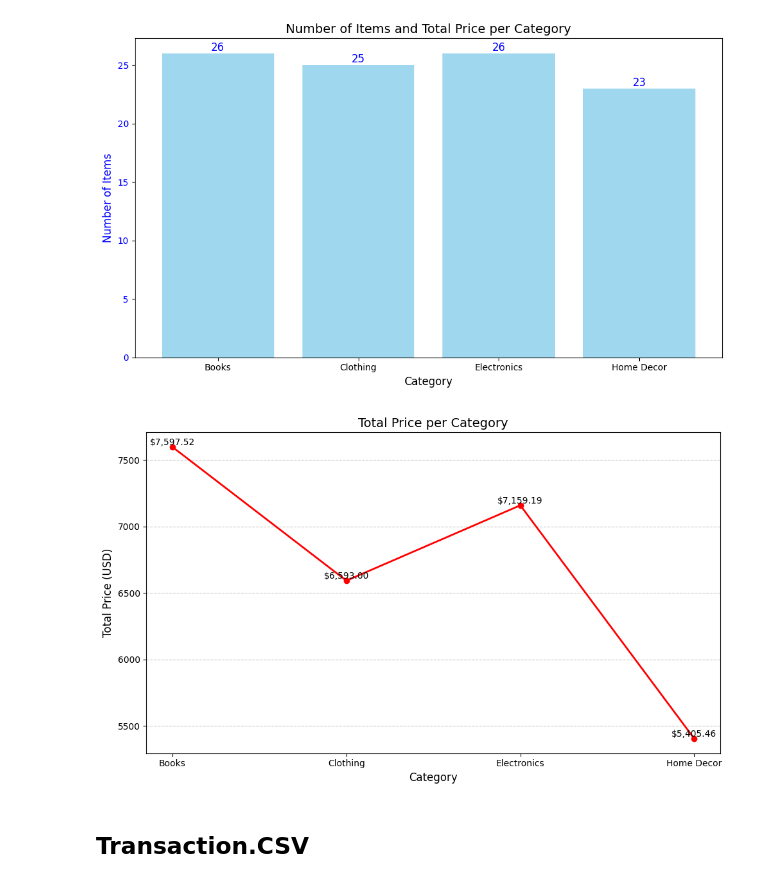
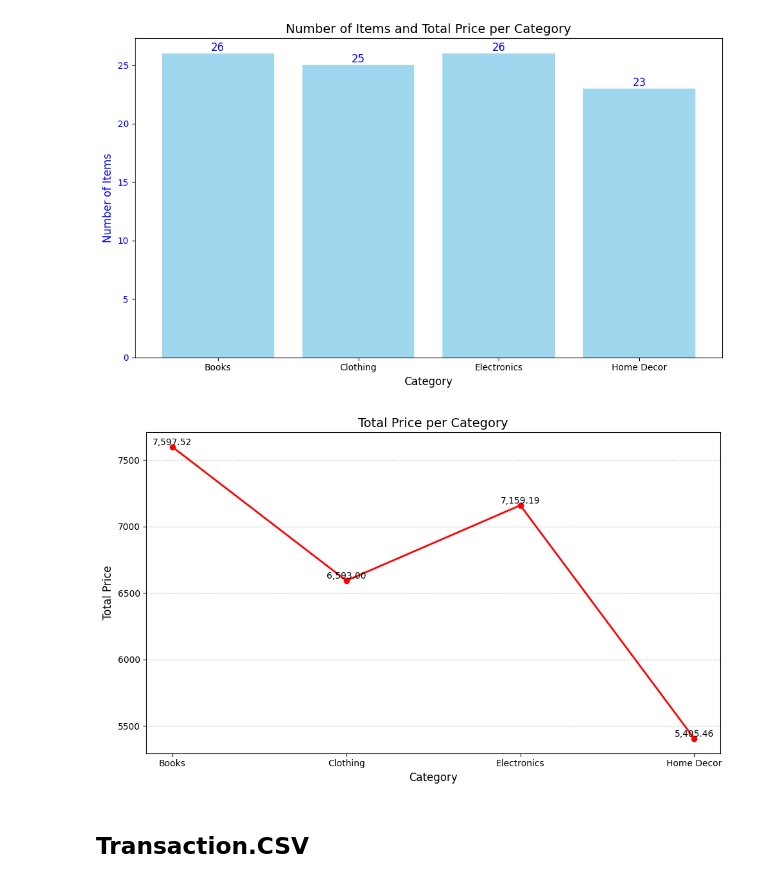
Before and after one commit to JaithraSarma/DS_Zeotap, a Jupyter notebook: JaithraSarma_EDA.ipynb, the cells around one changed output. Drawn from its saved outputs; the diff is of its cells as text; code cells hidden in the pictures.

```diff
--- a/JaithraSarma_EDA.ipynb
+++ b/JaithraSarma_EDA.ipynb
@@ -83,18 +83,18 @@ Name: count, dtype: int64
 # %%
 plt.figure(figsize=(10, 6))
 plt.plot(category_summary['Category'], category_summary['TotalPrice'], marker='o', color='red', linewidth=2)
 plt.title('Total Price per Category', fontsize=14)
 plt.xlabel('Category', fontsize=12)
-plt.ylabel('Total Price (USD)', fontsize=12)
+plt.ylabel('Total Price', fontsize=12)
 plt.grid(axis='y', linestyle='--', alpha=0.7)
 
 for i, total in enumerate(category_summary['TotalPrice']):
-    plt.text(i, total, f'${total:,.2f}', ha='center', va='bottom', fontsize=10, color='black')
+    plt.text(i, total, f'{total:,.2f}', ha='center', va='bottom', fontsize=10, color='black')
 
 plt.tight_layout()
 plt.show()
 # %% [output]
-[figure, old version]
+[figure, new version]
 # %% [markdown]
 ## Transaction.CSV
 # %%
```
Also changed, not shown: parts of 1 cell of this notebook.
